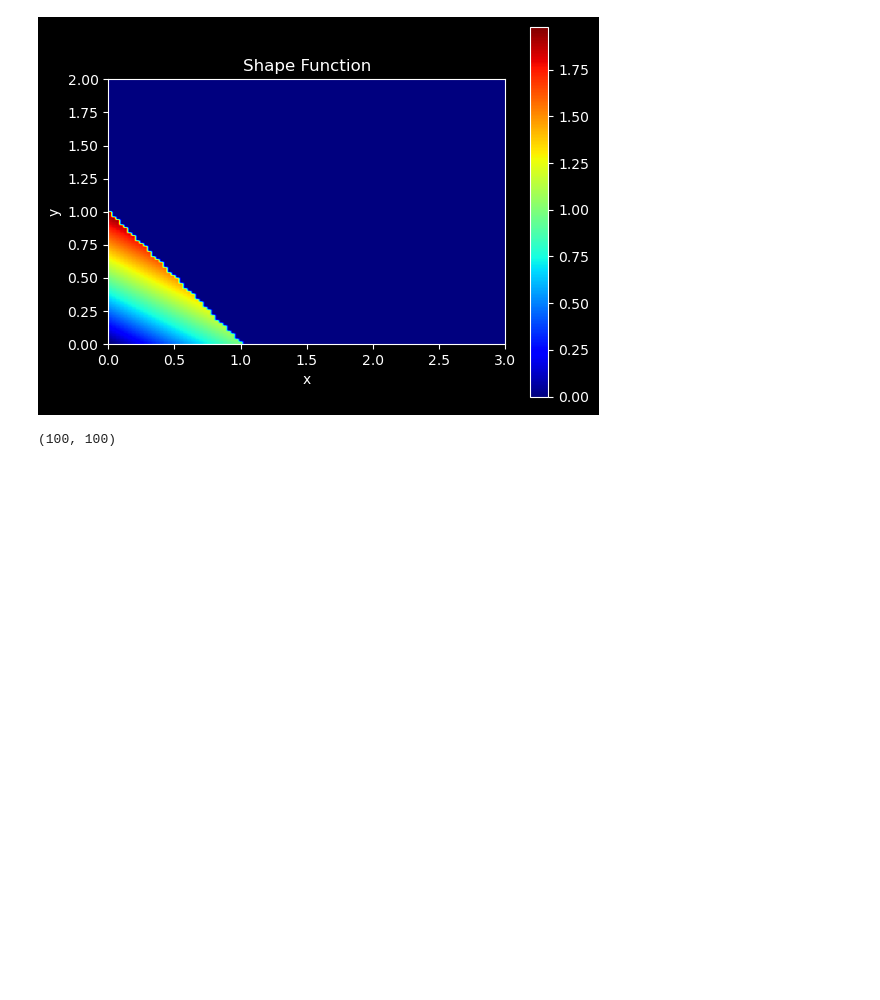
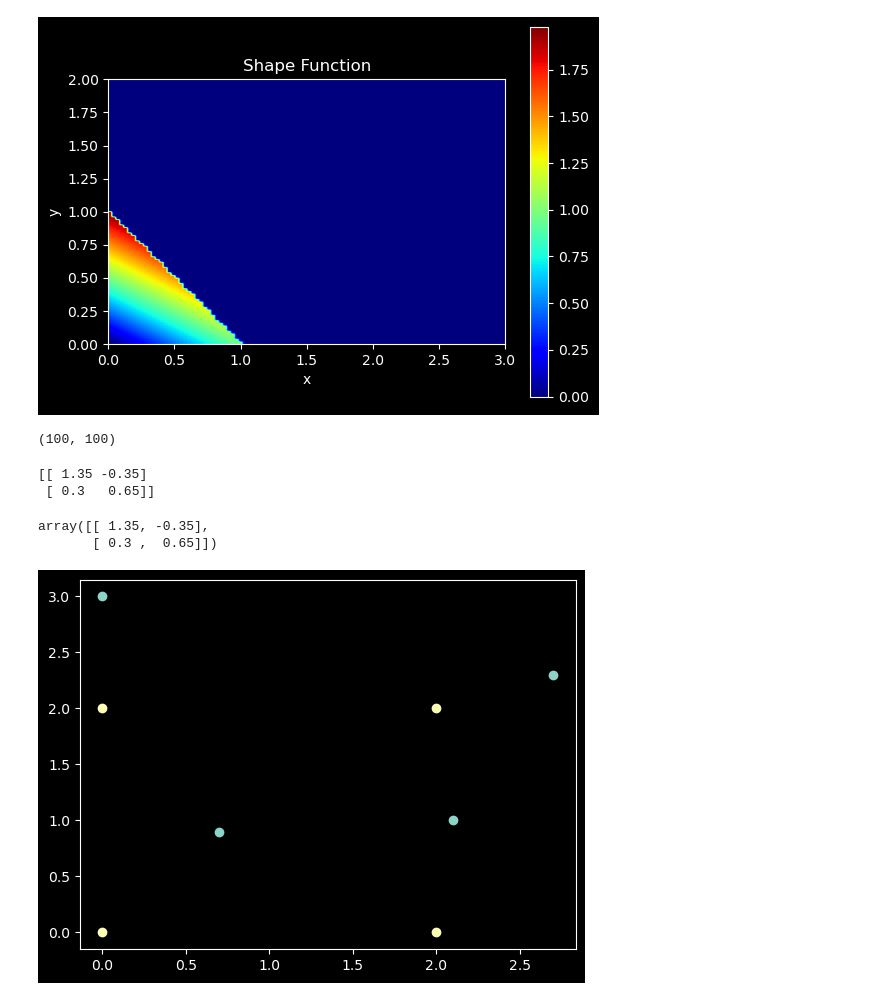
Before and after one commit to Xiaosen9807/Advanced-Finite-Element-Methods, a Jupyter notebook: FEM_2D/Draft_2D.ipynb, the cells around one changed output. Saved outputs shown, nothing was run; the diff lists cells and outputs as text; code cells hidden in the pictures; blank space fills up the shorter version.

Commit message:
jacobi

```diff
--- a/FEM_2D/Draft_2D.ipynb
+++ b/FEM_2D/Draft_2D.ipynb
@@ -373,3 +379,35 @@ print(output.shape)
 False
 [figure]
 (100, 100)
+# %%
+import numpy as np
+import matplotlib.pyplot as plt
+
+xi, eta = 1, 1  # your local coordinates
+X = np.array([0, 2, 2, 0])  # X coordinates of the nodes
+Y = np.array([0, 0, 2, 2])  # Y coordinates of the nodes
+
+x = np.array([-1, 1, 1, -1])  # X coordinates of the nodes
+y = np.array([-1, -1, 1, 1])  # Y coordinates of the nodes
+
+x = np.array([.7, 2.1, 2.7, 0])  # X coordinates of the nodes
+y = np.array([0.9, 1, 2.3, 3])  # Y coordinates of the nodes
+
+# Calculate the partial derivatives of the shape functions
+dN_dksi = np.array([-0.25*(1-eta), 0.25*(1-eta), 0.25*(1+eta), -0.25*(1+eta)])
+dN_deta = np.array([-0.25*(1-xi), -0.25*(1+xi), 0.25*(1+xi), 0.25*(1-xi)])
+
+# Calculate the Jacobian
+J = np.array([[np.dot(dN_dksi, x), np.dot(dN_dksi, y)],
+              [np.dot(dN_deta, x), np.dot(dN_deta, y)]])
+J_2 = np.array([[((x[1]-x[0])*(1-eta)+(x[2]-x[3])*(1+eta))/4, ((y[1]-y[0])*(1-eta)+(y[2]-y[3])*(1+eta))/4 ], [((x[2]-x[1])*(1+xi)+(x[3]-x[0])*(1-xi))/4, ((y[2]-y[1])*(1+xi)+(y[3]-y[1])*(1-xi))/4]])
+print(J)
+plt.scatter(x, y)
+plt.scatter(X, Y)
+J_2
+# %% [output]
+[[ 1.35 -0.35]
+ [ 0.3   0.65]]
+array([[ 1.35, -0.35],
+       [ 0.3 ,  0.65]])
+[figure, added]
```
Also changed, not shown: parts of 5 cells of this notebook, 4 other files.
